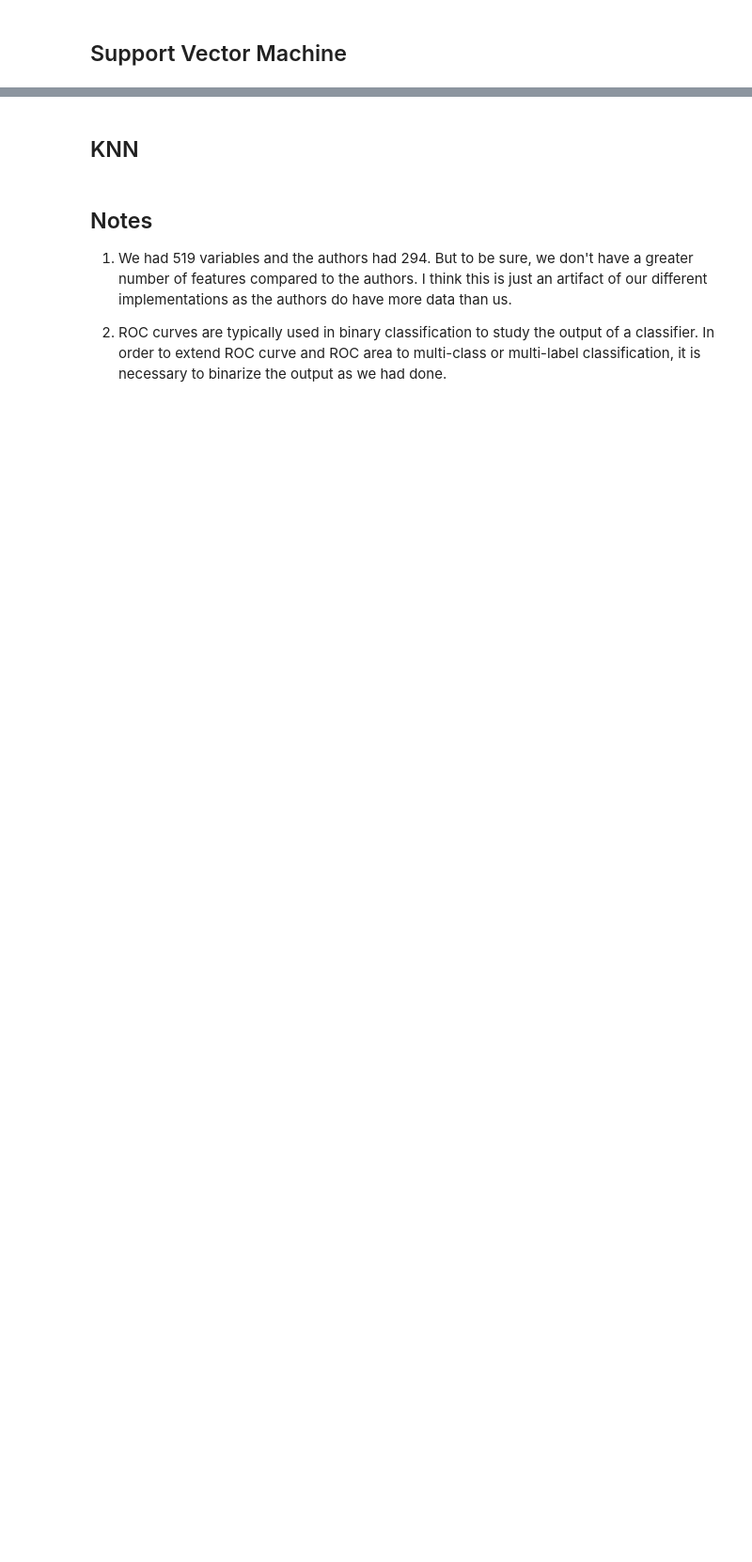
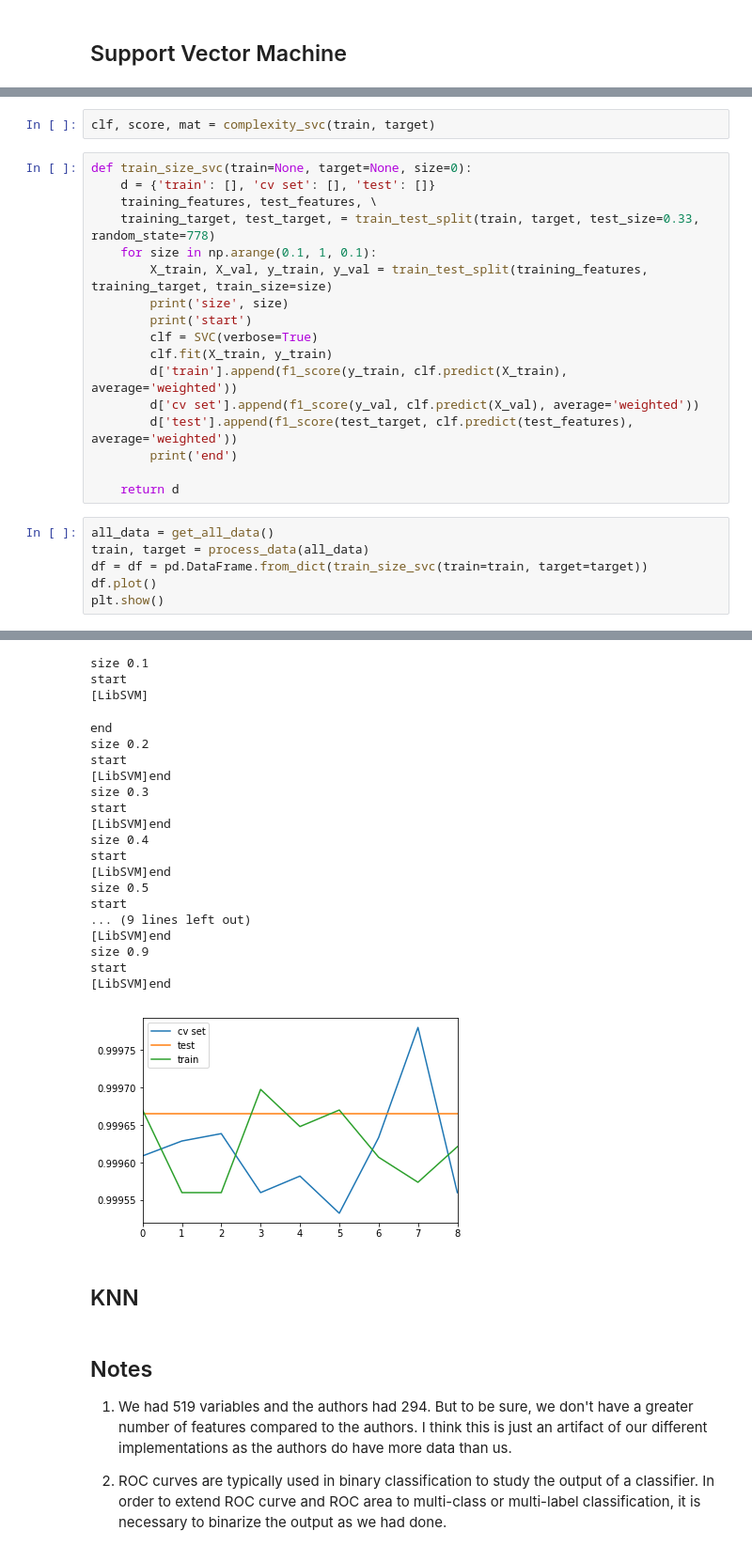
Before and after one commit to jehung/MachineLearning_models, a Jupyter notebook: ML_models_freddie.ipynb, the cells around one changed output, grey strips where cells are left out. Shown at 94% size. Saved outputs shown, nothing was run; the diff lists cells and outputs as text; blank space fills up the shorter version.

```diff
--- a/ML_models_freddie.ipynb
+++ b/ML_models_freddie.ipynb
@@ -422,0 +402,26 @@ end
+# %%
+clf, score, mat = complexity_svc(train, target)
+# %%
+def train_size_svc(train=None, target=None, size=0):
+    d = {'train': [], 'cv set': [], 'test': []}
+    training_features, test_features, \
+    training_target, test_target, = train_test_split(train, target, test_size=0.33, random_state=778)
+    for size in np.arange(0.1, 1, 0.1):
+        X_train, X_val, y_train, y_val = train_test_split(training_features, training_target, train_size=size)
+        print('size', size)
+        print('start')
+        clf = SVC(verbose=True)
+        clf.fit(X_train, y_train)
+        d['train'].append(f1_score(y_train, clf.predict(X_train), average='weighted'))
+        d['cv set'].append(f1_score(y_val, clf.predict(X_val), average='weighted'))
+        d['test'].append(f1_score(test_target, clf.predict(test_features), average='weighted'))
+        print('end')
+
+    return d
+# %%
+all_data = get_all_data()
+train, target = process_data(all_data)
+df = df = pd.DataFrame.from_dict(train_size_svc(train=train, target=target))
+df.plot()
+plt.show()
+# %% [output]
@@ -423,3 +430,24 @@ end
+size 0.1
+start
+[LibSVM]
+end
+size 0.2
+start
+[LibSVM]end
+size 0.3
+start
+[LibSVM]end
+size 0.4
+start
+[LibSVM]end
+size 0.5
+start
+... (9 lines left out)
+[LibSVM]end
+size 0.9
+start
+[LibSVM]end
+[figure, added]
 # %% [markdown]
 ## KNN
 # %% [markdown]
```
Also changed, not shown: parts of 6 cells of this notebook.
